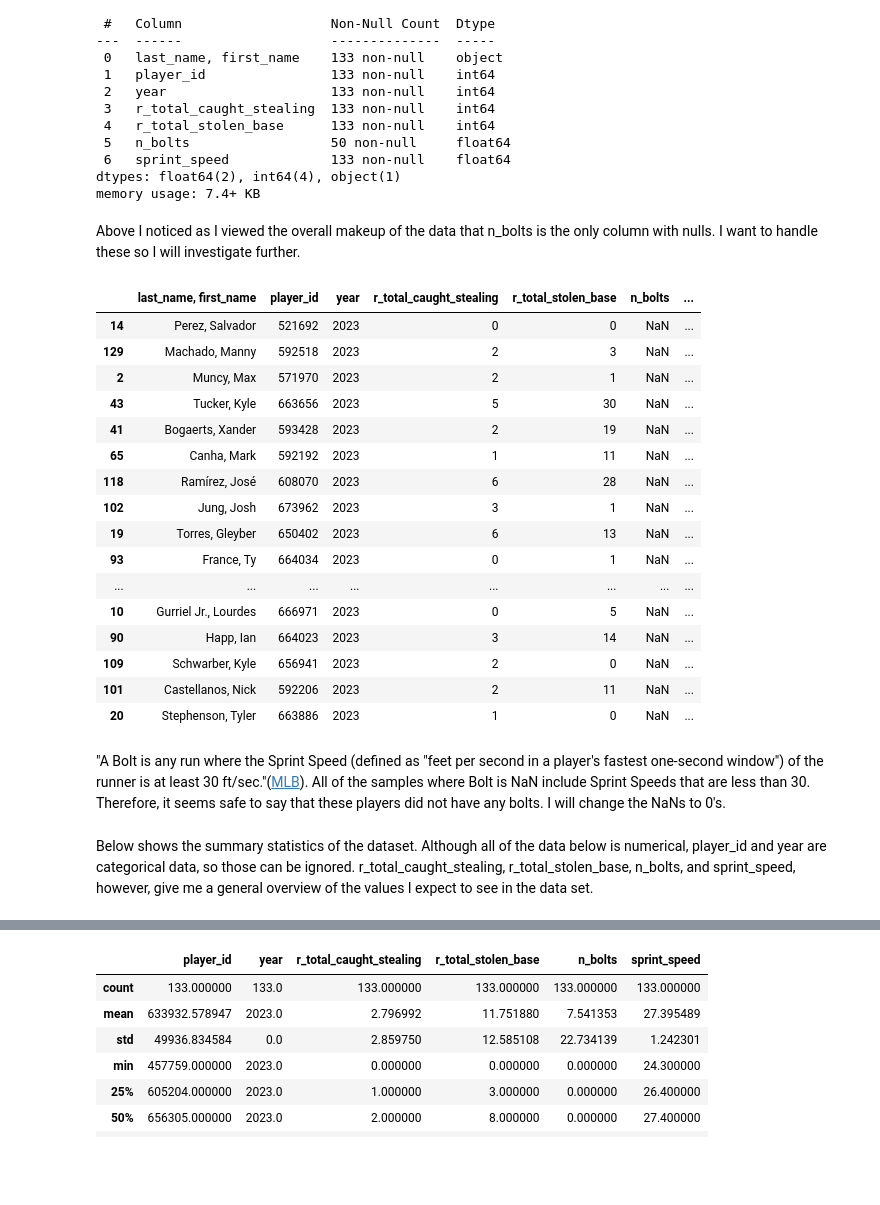
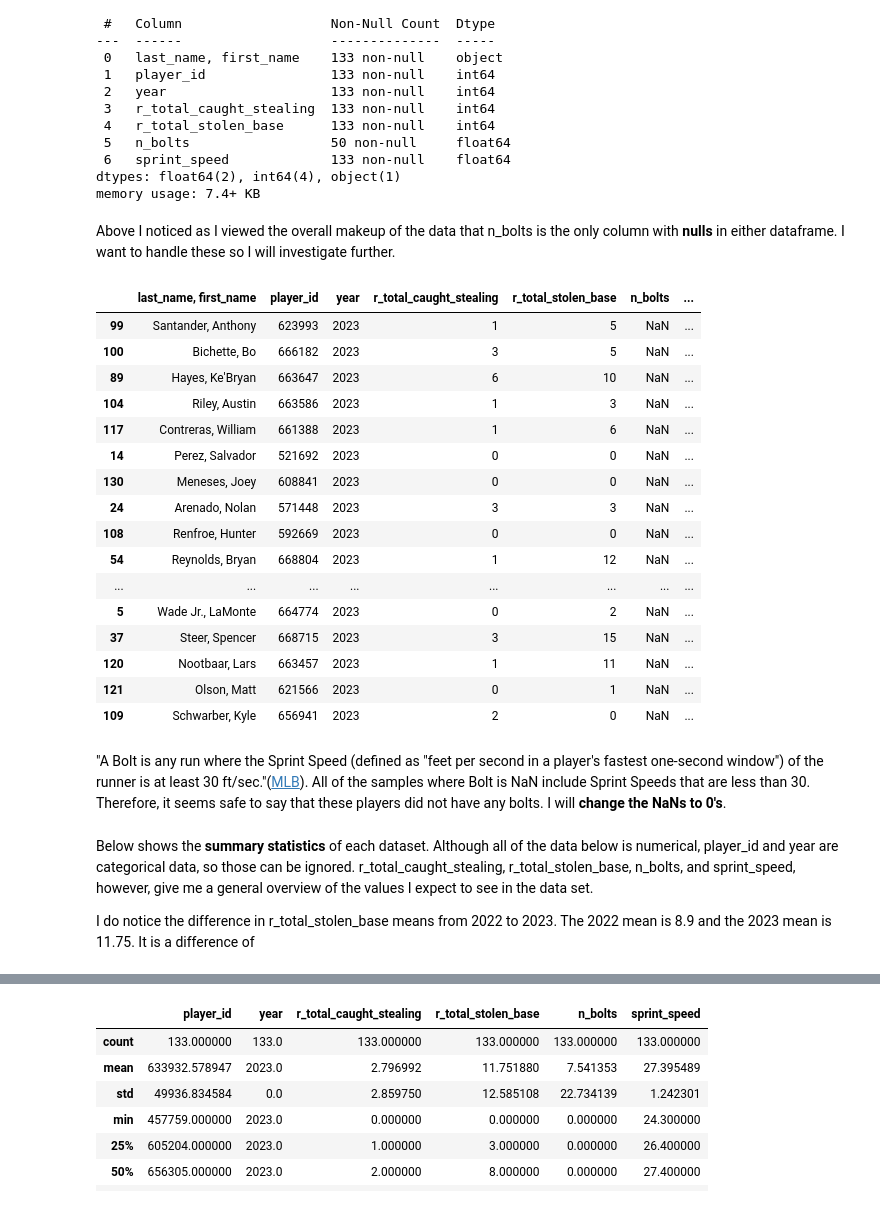
Before and after one commit to scarlettvalentin/mlb_stolen_bases, a Jupyter notebook: notebook.ipynb, the cells around one changed output, grey strips where cells are left out. Drawn from its saved outputs; the diff is of its cells as text; code cells hidden in the pictures; blank space fills up the shorter version.

Commit message:
add df_2022 to data preparation in notebook

```diff
--- a/notebook.ipynb
+++ b/notebook.ipynb
@@ -78,29 +96,29 @@ Data columns (total 7 columns):
 dtypes: float64(2), int64(4), object(1)
 memory usage: 7.4+ KB
 # %% [markdown]
-Above I noticed as I viewed the overall makeup of the data that n_bolts is the only column with nulls. I want to handle these so I will investigate further.
+Above I noticed as I viewed the overall makeup of the data that n_bolts is the only column with **nulls** in either dataframe. I want to handle these so I will investigate further.
 # %%
 # View random 20 entries where n_bolts is NaN
-player_data_df[player_data_df['n_bolts'].isna()].sample(20)
+df_2023[df_2023['n_bolts'].isna()].sample(20)
 # %% [output]
 |  | last_name, first_name | player_id | year | r_total_caught_stealing | r_total_stolen_base | n_bolts | ... |
+| 99 | Santander, Anthony | 623993 | 2023 | 1 | 5 | NaN | ... |
+| 100 | Bichette, Bo | 666182 | 2023 | 3 | 5 | NaN | ... |
+| 89 | Hayes, Ke'Bryan | 663647 | 2023 | 6 | 10 | NaN | ... |
+| 104 | Riley, Austin | 663586 | 2023 | 1 | 3 | NaN | ... |
+| 117 | Contreras, William | 661388 | 2023 | 1 | 6 | NaN | ... |
 | 14 | Perez, Salvador | 521692 | 2023 | 0 | 0 | NaN | ... |
-| 129 | Machado, Manny | 592518 | 2023 | 2 | 3 | NaN | ... |
-| 2 | Muncy, Max | 571970 | 2023 | 2 | 1 | NaN | ... |
-| 43 | Tucker, Kyle | 663656 | 2023 | 5 | 30 | NaN | ... |
-| 41 | Bogaerts, Xander | 593428 | 2023 | 2 | 19 | NaN | ... |
-| 65 | Canha, Mark | 592192 | 2023 | 1 | 11 | NaN | ... |
-| 118 | Ramírez, José | 608070 | 2023 | 6 | 28 | NaN | ... |
-| 102 | Jung, Josh | 673962 | 2023 | 3 | 1 | NaN | ... |
-| 19 | Torres, Gleyber | 650402 | 2023 | 6 | 13 | NaN | ... |
-| 93 | France, Ty | 664034 | 2023 | 0 | 1 | NaN | ... |
+| 130 | Meneses, Joey | 608841 | 2023 | 0 | 0 | NaN | ... |
+| 24 | Arenado, Nolan | 571448 | 2023 | 3 | 3 | NaN | ... |
+| 108 | Renfroe, Hunter | 592669 | 2023 | 0 | 0 | NaN | ... |
+| 54 | Reynolds, Bryan | 668804 | 2023 | 1 | 12 | NaN | ... |
 | ... | ... | ... | ... | ... | ... | ... | ... |
-| 10 | Gurriel Jr., Lourdes | 666971 | 2023 | 0 | 5 | NaN | ... |
-| 90 | Happ, Ian | 664023 | 2023 | 3 | 14 | NaN | ... |
+| 5 | Wade Jr., LaMonte | 664774 | 2023 | 0 | 2 | NaN | ... |
+| 37 | Steer, Spencer | 668715 | 2023 | 3 | 15 | NaN | ... |
+| 120 | Nootbaar, Lars | 663457 | 2023 | 1 | 11 | NaN | ... |
+| 121 | Olson, Matt | 621566 | 2023 | 0 | 1 | NaN | ... |
 | 109 | Schwarber, Kyle | 656941 | 2023 | 2 | 0 | NaN | ... |
-| 101 | Castellanos, Nick | 592206 | 2023 | 2 | 11 | NaN | ... |
-| 20 | Stephenson, Tyler | 663886 | 2023 | 1 | 0 | NaN | ... |
 # %% [markdown]
-"A Bolt is any run where the Sprint Speed (defined as "feet per second in a player's fastest one-second window") of the runner is at least 30 ft/sec."([MLB](https://www.mlb.com/glossary/statcast/bolt)). All of the samples where Bolt is NaN include Sprint Speeds that are less than 30. Therefore, it seems safe to say that these players did not have any bolts. I will change the NaNs to 0's.
+"A Bolt is any run where the Sprint Speed (defined as "feet per second in a player's fastest one-second window") of the runner is at least 30 ft/sec."([MLB](https://www.mlb.com/glossary/statcast/bolt)). All of the samples where Bolt is NaN include Sprint Speeds that are less than 30. Therefore, it seems safe to say that these players did not have any bolts. I will **change the NaNs to 0's**.
 # %%
 # Replace NaNs in N_Bolts with 0
@@ -108,2 +127,4 @@ player_data_df['n_bolts'] = player_data_df['n_bolts'].fillna(0)
 # %% [markdown]
-Below shows the summary statistics of the dataset. Although all of the data below is numerical, player_id and year are categorical data, so those can be ignored. r_total_caught_stealing, r_total_stolen_base, n_bolts, and sprint_speed, however, give me a general overview of the values I expect to see in the data set.
+Below shows the **summary statistics** of each dataset. Although all of the data below is numerical, player_id and year are categorical data, so those can be ignored. r_total_caught_stealing, r_total_stolen_base, n_bolts, and sprint_speed, however, give me a general overview of the values I expect to see in the data set.
+
+I do notice the difference in r_total_stolen_base means from 2022 to 2023. The 2022 mean is 8.9 and the 2023 mean is 11.75. It is a difference of
```
Also changed, not shown: parts of 7 cells of this notebook.
